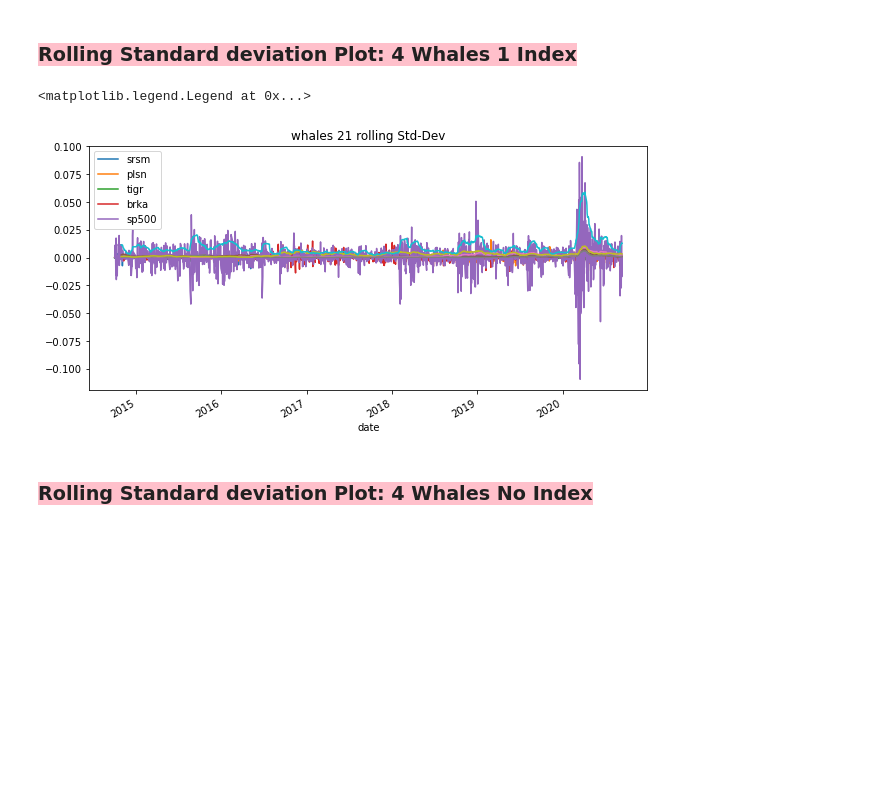
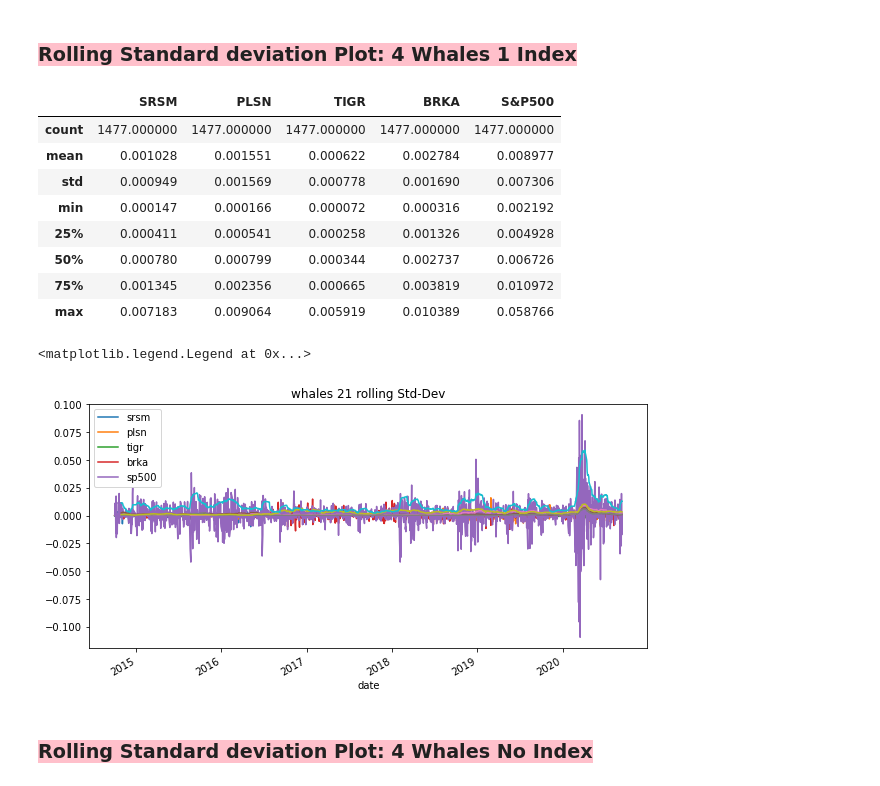
Before and after one commit to davepoppins5073/Challenge4_InvestmentOptionsEval, a Jupyter notebook: risk_return_analysis.ipynb, the cells around one changed output. Saved outputs shown, nothing was run; the diff lists cells and outputs as text; code cells hidden in the pictures; blank space fills up the shorter version.

```diff
--- a/risk_return_analysis.ipynb
+++ b/risk_return_analysis.ipynb
@@ -384,17 +386,28 @@ dtype: float64
 # %%
 # Using the daily returns DataFrame and a 21-day rolling window,
 # plot the rolling standard deviation of the 4 portfolios and the S&P 500
-# Include a title parameter and adjust the figure size
+rolling_stddev = whls_dailyreturns_df.rolling(window=21).std()
+#display(rolling_stddev.dropna())
+display(rolling_stddev.describe())
 
 # Set figure of the daily closing prices of aapl
 ax = whls_dailyreturns_df.plot(legend=True,figsize=(10,5),rot=45, title="whales 21 rolling Std-Dev")
 
 # Plot 30-Day Rolling Mean on the same figure
 whls_dailyreturns_df.rolling(window=21).std().plot(ax=ax)
 
 # Set the legend of the figure
 ax.legend(["srsm", "plsn", "tigr", "brka", "sp500"])
 # %% [output]
+|  | SRSM | PLSN | TIGR | BRKA | S&P500 |
+| count | 1477.000000 | 1477.000000 | 1477.000000 | 1477.000000 | 1477.000000 |
+| mean | 0.001028 | 0.001551 | 0.000622 | 0.002784 | 0.008977 |
+| std | 0.000949 | 0.001569 | 0.000778 | 0.001690 | 0.007306 |
+| min | 0.000147 | 0.000166 | 0.000072 | 0.000316 | 0.002192 |
+| 25% | 0.000411 | 0.000541 | 0.000258 | 0.001326 | 0.004928 |
+| 50% | 0.000780 | 0.000799 | 0.000344 | 0.002737 | 0.006726 |
+| 75% | 0.001345 | 0.002356 | 0.000665 | 0.003819 | 0.010972 |
+| max | 0.007183 | 0.009064 | 0.005919 | 0.010389 | 0.058766 |
 <matplotlib.legend.Legend at 0x...>
 [figure]
 # %% [markdown]
```
Also changed, not shown: parts of 13 cells of this notebook.
